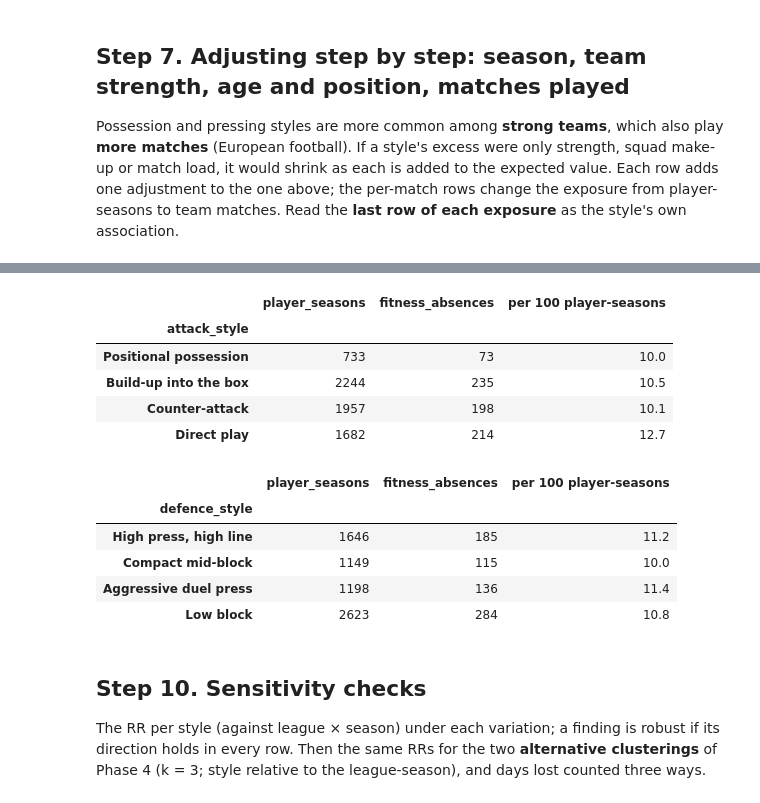
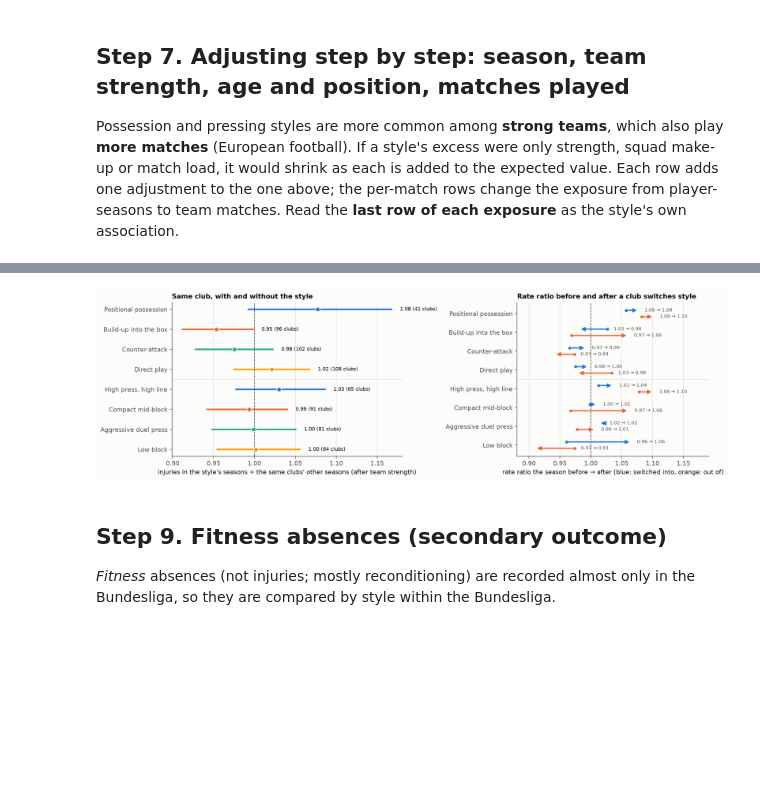
Before and after one commit to Mohammad99Shweiki/football-injuries, a Jupyter notebook: notebooks/05_injury_analysis.ipynb, the cells around one changed output, grey strips where cells are left out. Drawn from its saved outputs; the diff is of its cells as text; code cells hidden in the pictures; blank space fills up the shorter version.

```diff
--- a/notebooks/05_injury_analysis.ipynb
+++ b/notebooks/05_injury_analysis.ipynb
@@ -942,29 +960,46 @@ compared by style within the Bundesliga.
 # %%
-bl = ps[ps.league == "Bundesliga"]
-fitness = {}
-for name in ["attacking style", "defensive style"]:
-    col, order = GROUPINGS[name]
-    f = bl.groupby(col).agg(player_seasons=("playerId", "size"), fitness_absences=("fitness_absences", "sum")).reindex(order)
-    f["per 100 player-seasons"] = (100 * f.fitness_absences / f.player_seasons).round(1)
-    fitness[name] = f
-    display(f)
+# Figure: same club with and without each style (after team strength), and the change around style switches.
+fig, axes = plt.subplots(1, 2, figsize=(14, 4.4), gridspec_kw={"width_ratios": [1.2, 1]})
+ax = axes[0]
+rows = same_club.reset_index()
+y = np.arange(len(rows))[::-1]
+for yi, (_, r) in zip(y, rows.iterrows()):
+    color = SERIES[(ATTACK + DEFENCE).index(r["style"]) % 4]
+    ax.plot([r["low, + team strength"], r["high, + team strength"]], [yi, yi], color=color, linewidth=2.5, solid_capstyle="round")
+    ax.scatter(r["ratio, + team strength"], yi, color=color, s=50, zorder=3, edgecolors=SURFACE)
+    ax.text(r["high, + team strength"] + 0.01, yi, f"{r['ratio, + team strength']:.2f} ({int(r['clubs'])} clubs)", va="center", fontsize=8)
+ax.axvline(1, color=MUTED, linestyle="--", linewidth=1)
+ax.axhline(3.5, color=GRID, linewidth=1)
+ax.set_yticks(y, rows["style"])
+ax.set_xlabel("injuries in the style's seasons ÷ the same clubs' other seasons (after team strength)")
+ax.set_title("Same club, with and without the style", loc="left")
+ax.grid(axis="y", visible=False)
+ax = axes[1]
+sw = switches.reset_index()
+order = list(dict.fromkeys(sw["style"]))
+for _, r in sw.iterrows():
+    yv = len(order) - 1 - order.index(r["style"]) + (0.17 if r.switch == "into" else -0.17)
+    before, after = r["RR season before (+ strength)"], r["RR season after (+ strength)"]
+    color = SERIES[0] if r.switch == "into" else SERIES[1]
+    ax.annotate("", xy=(after, yv), xytext=(before, yv), arrowprops={"arrowstyle": "-|>", "color": color, "linewidth": 2, "mutation_scale": 12})
+    ax.scatter(before, yv, color=color, s=14, zorder=3)
+    ax.text(max(before, after) + 0.01, yv, f"{before:.2f} → {after:.2f}", va="center", fontsize=7.5, color=MUTED)
+values = sw[["RR season before (+ strength)", "RR season after (+ strength)"]].to_numpy()
+ax.set_xlim(values.min() - 0.03, values.max() + 0.09)
+ax.set_ylim(-0.6, len(order) - 0.4)
+ax.axhline(3.5, color=GRID, linewidth=1)
+ax.set_yticks(range(len(order))[::-1], order)
+ax.axvline(1, color=MUTED, linestyle="--", linewidth=1)
+ax.set_xlabel("rate ratio the season before → after (blue: switched into, orange: out of)")
+ax.set_title("Rate ratio before and after a club switches style", loc="left")
+ax.grid(axis="y", visible=False)
+fig.tight_layout()
+same_club_fig = save(fig, "05_same_club.png")
 # %% [output]
-|  | player_seasons | fitness_absences | per 100 player-seasons |
-| attack_style |  |  |  |
-| Positional possession | 733 | 73 | 10.0 |
-| Build-up into the box | 2244 | 235 | 10.5 |
-| Counter-attack | 1957 | 198 | 10.1 |
-| Direct play | 1682 | 214 | 12.7 |
-|  | player_seasons | fitness_absences | per 100 player-seasons |
-| defence_style |  |  |  |
-| High press, high line | 1646 | 185 | 11.2 |
-| Compact mid-block | 1149 | 115 | 10.0 |
-| Aggressive duel press | 1198 | 136 | 11.4 |
-| Low block | 2623 | 284 | 10.8 |
+[figure, added]
 # %% [markdown]
-## Step 10. Sensitivity checks
+## Step 9. Fitness absences (secondary outcome)
 
-The RR per style (against league × season) under each variation; a finding is robust if its direction holds in every
-row. Then the same RRs for the two **alternative clusterings** of Phase 4 (k = 3; style relative to the
-league-season), and days lost counted three ways.
+*Fitness* absences (not injuries; mostly reconditioning) are recorded almost only in the Bundesliga, so they are
+compared by style within the Bundesliga.
 # %%
```
Also changed, not shown: parts of 48 cells of this notebook, 9 other files.
